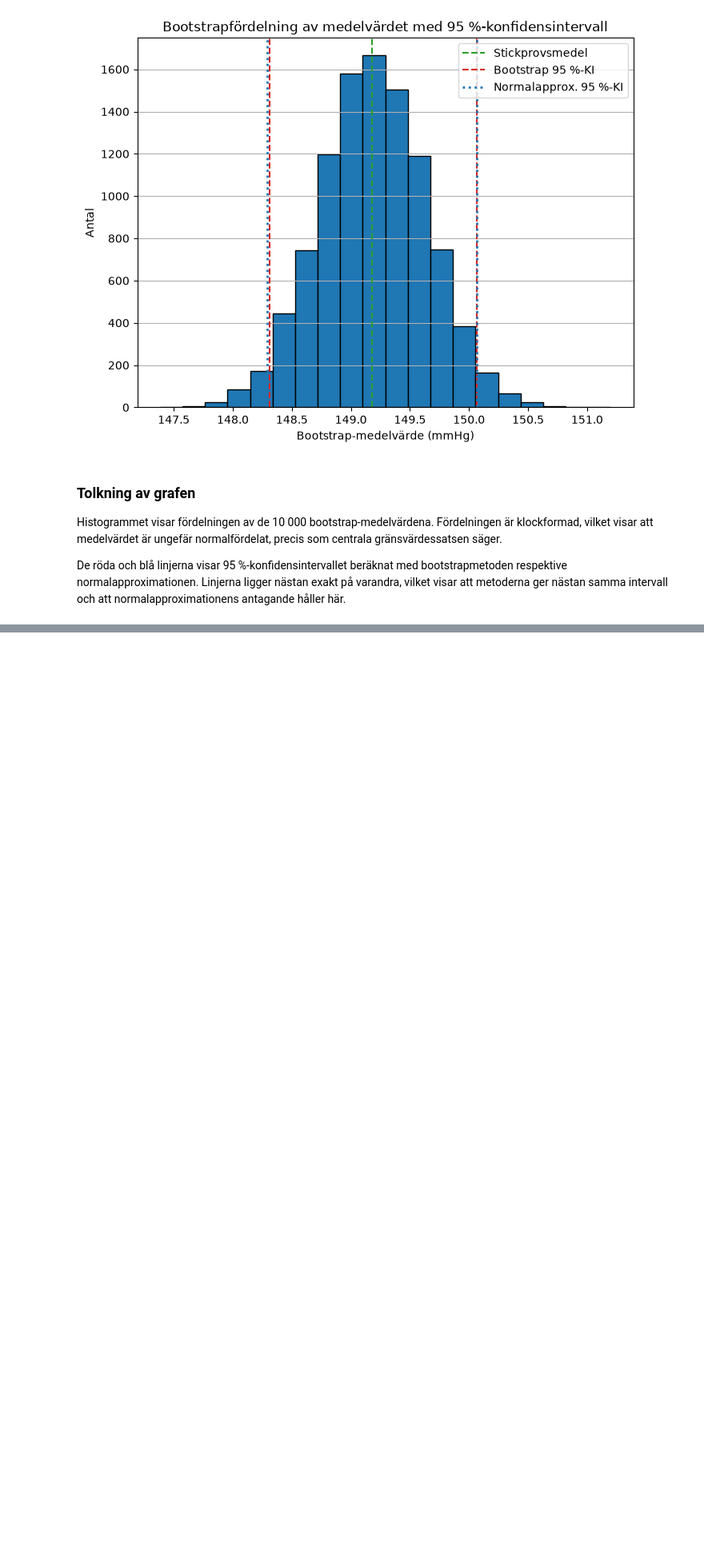
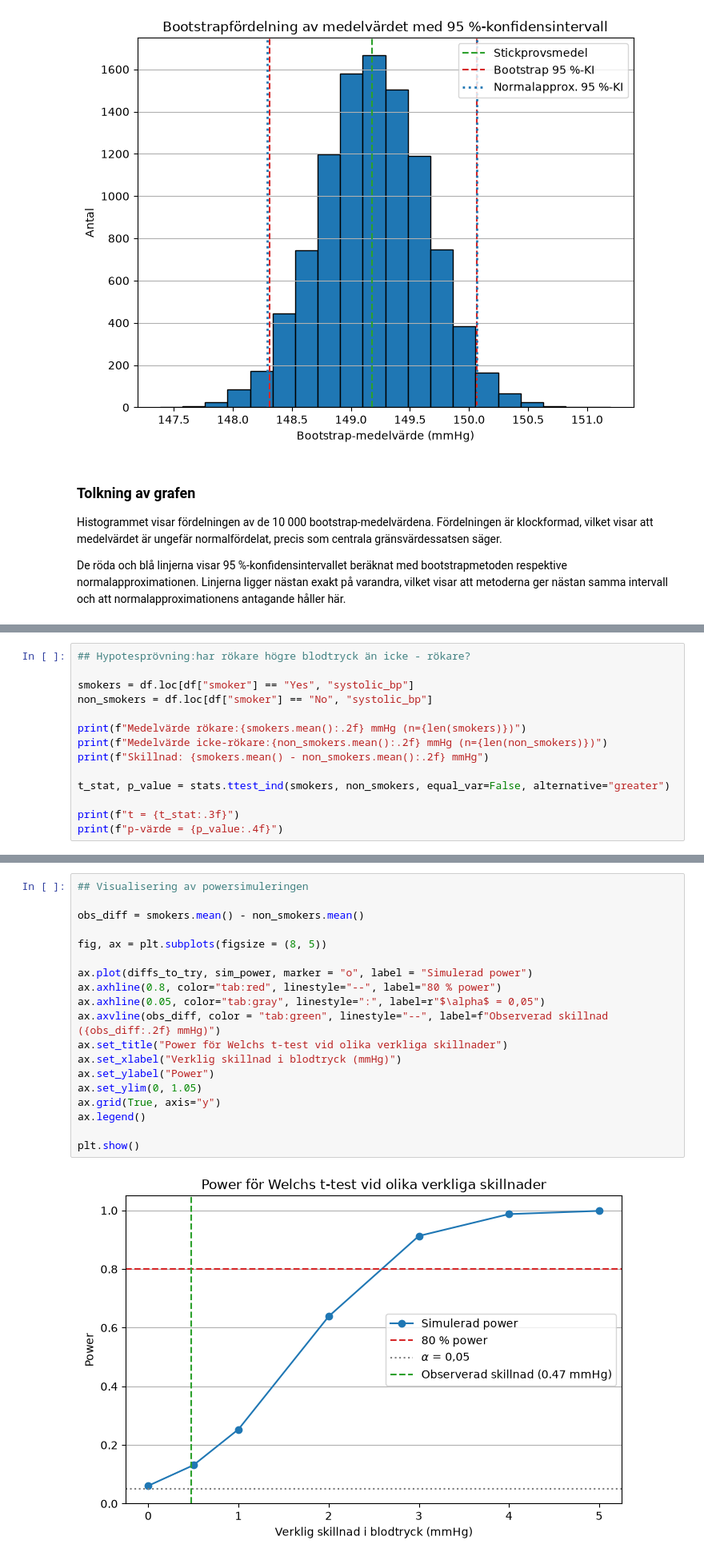
Before and after one commit to roshima-fernando/halsostudie---examuppgift, a Jupyter notebook: health_study.ipynb, the cells around one changed output, grey strips where cells are left out. Shown at 80% size. Drawn from its saved outputs; the diff is of its cells as text; blank space fills up the shorter version.

Commit message:
Lägg till hypotesprövning och powersimulering

```diff
--- a/health_study.ipynb
+++ b/health_study.ipynb
@@ -264,0 +276,14 @@ De röda och blå linjerna visar 95 %-konfidensintervallet beräknat med bootstr
+# %%
+## Hypotesprövning:har rökare högre blodtryck än icke - rökare?
+
+smokers = df.loc[df["smoker"] == "Yes", "systolic_bp"]
+non_smokers = df.loc[df["smoker"] == "No", "systolic_bp"]
+
+print(f"Medelvärde rökare:{smokers.mean():.2f} mmHg (n={len(smokers)})")
+print(f"Medelvärde icke-rökare:{non_smokers.mean():.2f} mmHg (n={len(non_smokers)})")
+print(f"Skillnad: {smokers.mean() - non_smokers.mean():.2f} mmHg")
+
+t_stat, p_value = stats.ttest_ind(smokers, non_smokers, equal_var=False, alternative="greater")
+
+print(f"t = {t_stat:.3f}")
+print(f"p-värde = {p_value:.4f}")
@@ -264,0 +342,21 @@ De röda och blå linjerna visar 95 %-konfidensintervallet beräknat med bootstr
+# %%
+## Visualisering av powersimuleringen
+
+obs_diff = smokers.mean() - non_smokers.mean()
+
+fig, ax = plt.subplots(figsize = (8, 5))
+
+ax.plot(diffs_to_try, sim_power, marker = "o", label = "Simulerad power")
+ax.axhline(0.8, color="tab:red", linestyle="--", label="80 % power")
+ax.axhline(0.05, color="tab:gray", linestyle=":", label=r"$\alpha$ = 0,05")
+ax.axvline(obs_diff, color = "tab:green", linestyle="--", label=f"Observerad skillnad ({obs_diff:.2f} mmHg)")
+ax.set_title("Power för Welchs t-test vid olika verkliga skillnader")
+ax.set_xlabel("Verklig skillnad i blodtryck (mmHg)")
+ax.set_ylabel("Power")
+ax.set_ylim(0, 1.05)
+ax.grid(True, axis="y")
+ax.legend()
+
+plt.show()
+# %% [output]
+[figure, added]
```
Also changed, not shown: parts of 10 cells of this notebook.
